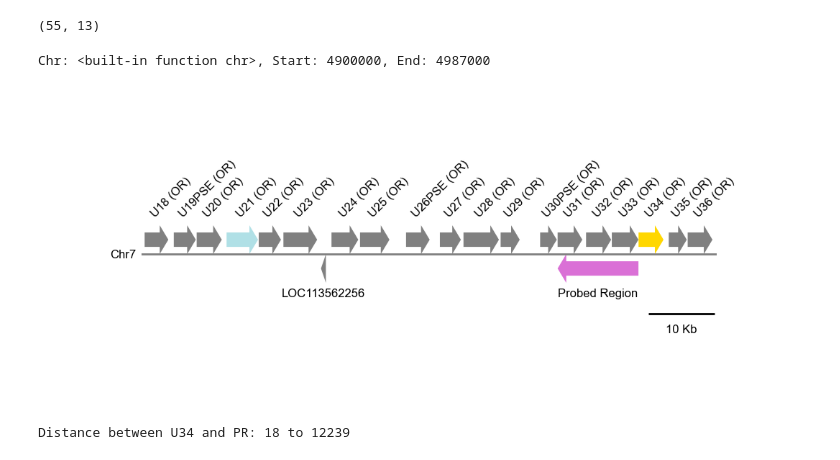
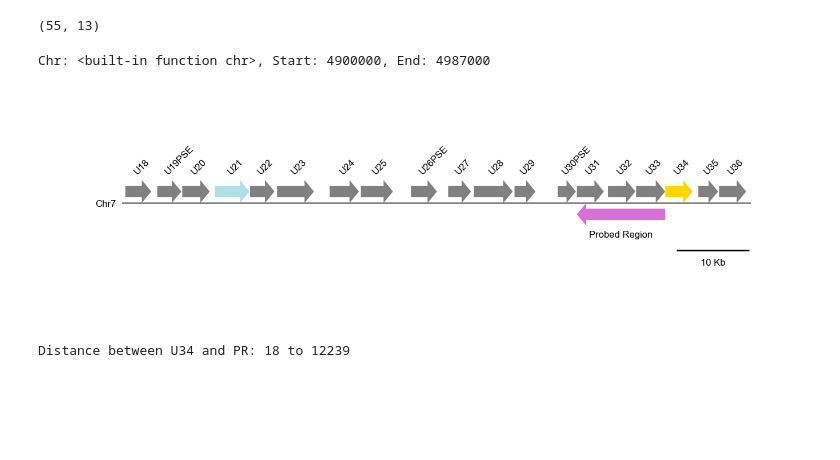
Before and after one commit to Social-Evolution-and-Behavior/Glotzer-Kronauer-2025, a Jupyter notebook: miscellaneous/plot_genome_region.ipynb, the cells around one changed output. Cells and saved outputs as stored; diff of their text form; code cells hidden in the pictures; blank space fills up the shorter version.

```diff
--- a/miscellaneous/plot_genome_region.ipynb
+++ b/miscellaneous/plot_genome_region.ipynb
@@ -125,15 +130,15 @@ import re
 # Add gene models to plot
 for gene in genes_to_plot:
     transcript = tr.get_gene(gene).get_transcript_longest_cds()
-    if transcript.biotype == 'lnc_RNA':
+    if tr.get_gene(gene).transcript_biotype == 'lnc_RNA':
         color = 'purple'
         rotation = 0
-        label = f"{gene}"
+        label = gene
     elif "Or5" in gene:
         gene = re.sub(r'Or5-', '', gene)
         color = 'darkblue'
         rotation = 45
-        label = f"{gene}"
+        label = gene
     else:
         color = 'grey'
         rotation = 45
@@ -210,24 +215,25 @@ import re
 # Add gene models to plot
 for gene in genes_to_plot:
     transcript = tr.get_gene(gene).get_transcript_longest_cds()
-    if transcript.biotype == 'lnc_RNA':
+    if tr.get_gene(gene).transcript_biotype == 'lnc_RNA':
+        continue
         color = 'grey'
         rotation = 0
         label = f"{gene} (lncRNA)"
     elif "LOC105276652" in gene:
         color = 'gold'
         rotation = 90
-        label = f"LOC105276652"
+        label = f"Chymotrypsin"
     elif "U34" in gene:
         gene = re.sub(r'Or5-', '', gene)
         color = 'powderblue'
         rotation = 90
-        label = f"{gene}"
+        label = gene
     elif "Or5" in gene:
         gene = re.sub(r'Or5-', '', gene)
         color = 'grey'
         rotation = 90
-        label = f"{gene}"
+        label = gene
     else:
         color = 'grey'
         rotation = 0
@@ -256,8 +262,8 @@ for gene in genes_to_plot:
 
 
 
-fig = gv.plotfig(dpi=200)
-gv.savefig(f"../figures/chymotrypsin-locus.pdf", pad_inches=0, dpi=200)
+fig = gv.plotfig(dpi=300)
+gv.savefig(f"../figures/chymotrypsin-locus.pdf", pad_inches=0, dpi=300)
 
 plt.show()
 # %% [output]
@@ -331,10 +529,10 @@ import re
 # Add gene models to plot
 for gene in genes_to_plot:
     transcript = tr.get_gene(gene).get_transcript_longest_cds()
-    if transcript.biotype == 'lnc_RNA':
+    if tr.get_gene(gene).transcript_biotype == 'lnc_RNA':
         color = 'grey'
         rotation = 45
-        label = f"{gene}"
+        label = gene
     elif "LOC105275104" in gene:
         color = 'orchid'
         rotation = 45
@@ -347,12 +545,12 @@ for gene in genes_to_plot:
         gene = re.sub(r'Or5-', '', gene)
         color = 'powderblue'
         rotation = 45
-        label = f"{gene}"
+        label = gene
     elif "Or5" in gene:
         gene = re.sub(r'Or5-', '', gene)
         color = 'grey'
         rotation = 45
-        label = f"{gene}"
+        label = gene
     else:
         color = 'grey'
         rotation = 45
@@ -427,7 +802,7 @@ white_plotting()
 plt.rcParams['font.family'] = 'sans-serif'
 plt.rcParams['font.sans-serif'] = ['Arial']
 
-gv = GenomeViz(track_align_type="center", theme="light", fig_width=4, fig_track_height=0.4)
+gv = GenomeViz(track_align_type="center", theme="light", fig_width=5.5, fig_track_height=0.4)
 gv.set_scale_bar(ymargin=0.5, labelsize=6)
 
 track = gv.add_feature_track(chromosome, segments = (int(start), int(end)), labelsize=6)
@@ -439,25 +814,20 @@ import re
 # Add gene models to plot
 for gene in genes_to_plot:
     transcript = tr.get_gene(gene).get_transcript_longest_cds()
-    if transcript.biotype == 'lnc_RNA':
-        color = 'grey'
-        rotation = 0
-        label = f"{gene} (lncRNA)"
+    if "256" in gene:
+        continue
     elif "U21" in gene:
-        gene = re.sub(r'Or5-', '', gene)
         color = 'powderblue'
         rotation = 45
-        label = f"{gene} (OR)"
+        label = re.sub(r'Or5-', '', gene)
     elif "U34" in gene:
-        gene = re.sub(r'Or5-', '', gene)
         color = 'gold'
         rotation = 45
-        label = f"{gene} (OR)"
+        label = re.sub(r'Or5-', '', gene)
     elif "Or5" in gene:
-        gene = re.sub(r'Or5-', '', gene)
         color = 'grey'
         rotation = 45
-        label = f"{gene} (OR)"
+        label = re.sub(r'Or5-', '', gene)
     else:
         color = 'grey'
         rotation = 0
@@ -483,34 +853,34 @@ for gene in genes_to_plot:
                   'rotation': rotation,
                   'vpos': vpos,
                   'hpos': hpos,
                   'size':6}
     )
 
 # Chr12:8737905-8745171
 track.add_feature(int(4962909),
                   int(4975130),
                   strand=-1,
                   plotstyle='arrow',
                   fc='orchid',
                   lw=0,
                   ec='black',
                   label='Probed Region',
                   text_kws={'color': 'black',
                             'rotation': 0,
                             'vpos': 'bottom',
                             'hpos': 'center',
                             'size':6
                             }
 )
 
 fig = gv.plotfig(dpi=200)
 
 gv.savefig(f"../figures/t19-lncrna-locus.pdf", pad_inches=0, dpi=200)
 
 plt.show()
 # %% [output]
 Chr: <built-in function chr>, Start: 4900000, End: 4987000
-[figure, old version]
+[figure, new version]
 # %%
 # Assess distance of PR to U34
 pr_start, pr_end = 4962909, 4975130
```
Also changed, not shown: parts of 14 cells of this notebook, 47 other files.
